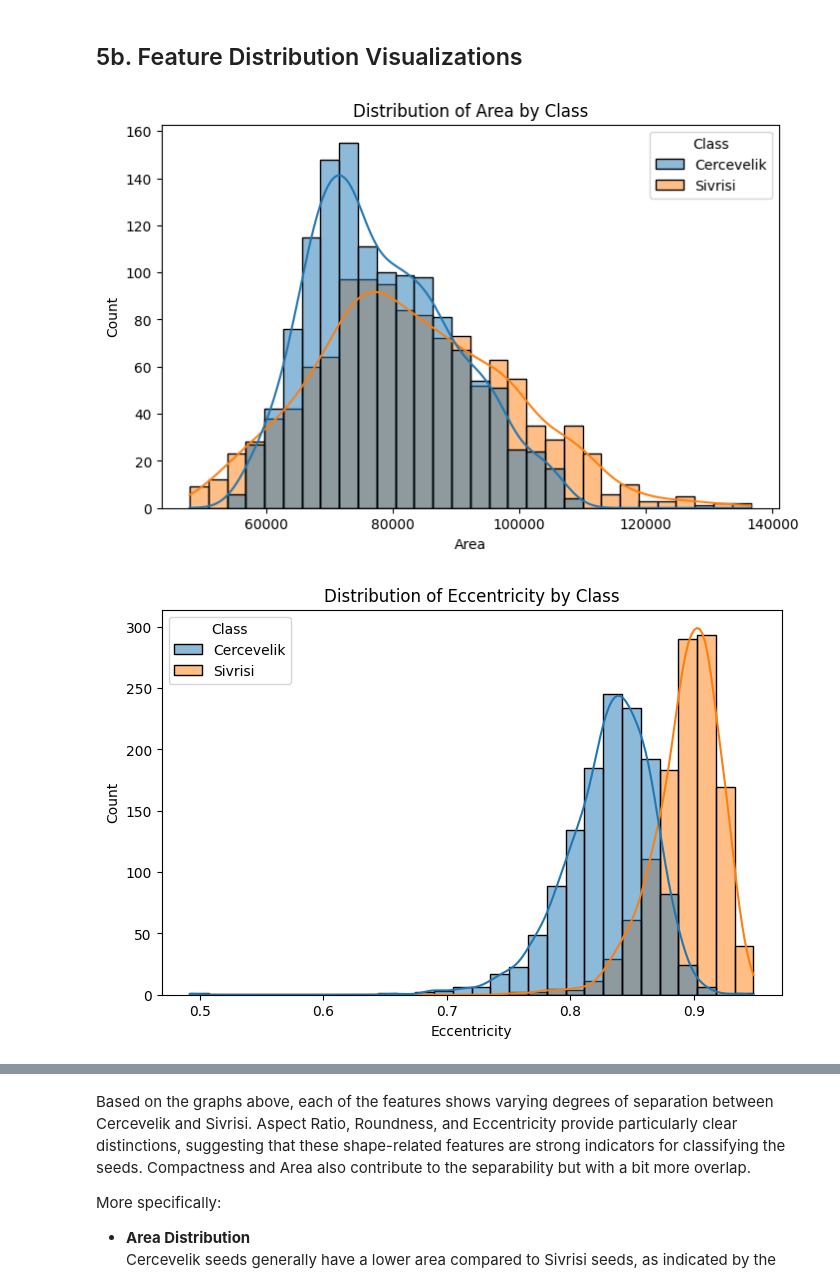
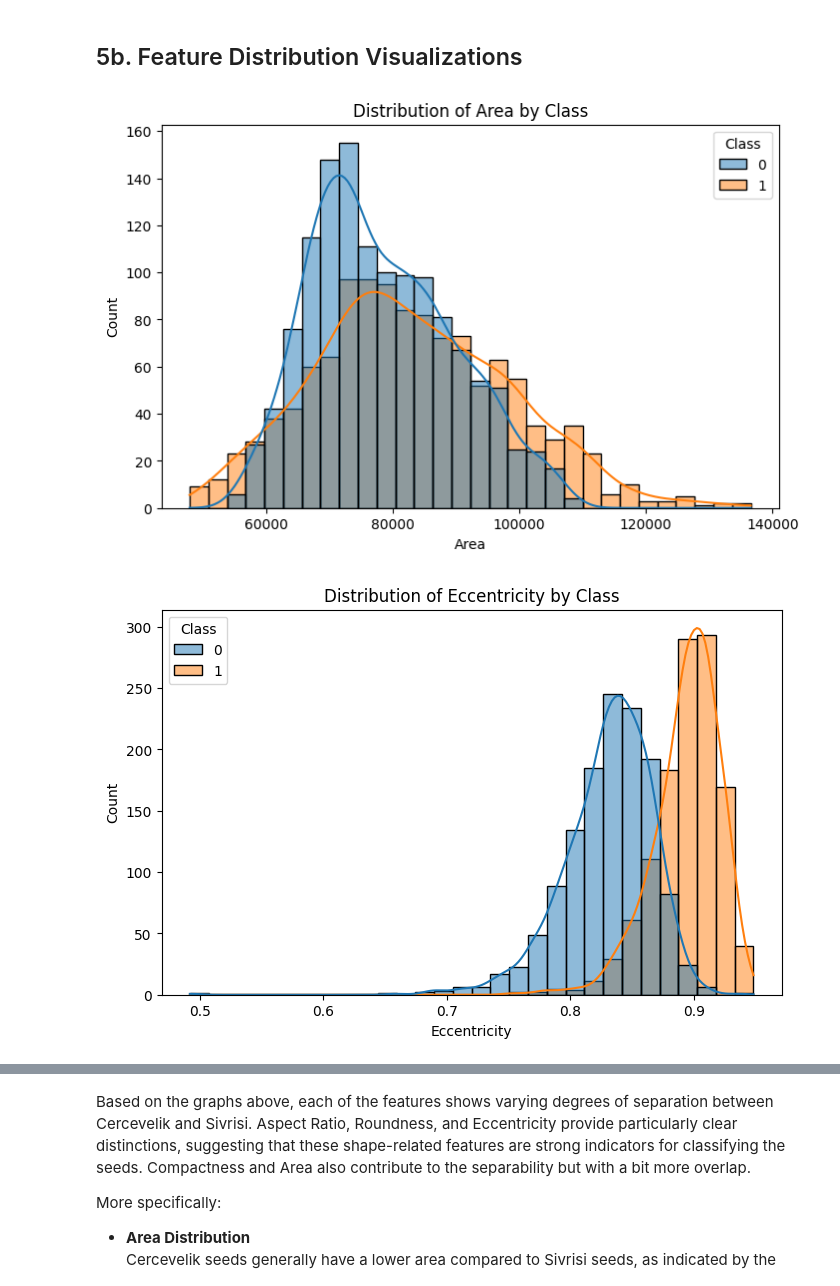
Before and after one commit to xLelouch03/STINTSY-MCO, a Jupyter notebook: main.ipynb, the cells around one changed output, grey strips where cells are left out. Saved outputs shown, nothing was run; the diff lists cells and outputs as text; code cells hidden in the pictures.

Commit message:
feat. revise data preprocessing and add the remaining sections

```diff
--- a/main.ipynb
+++ b/main.ipynb
@@ -89,6 +79,6 @@ print(data['Class'].unique())
 # %%
 data['Class'] = data['Class'].replace({'\x82er\x8develik': 'Cercevelik'})
-data['Class'] = data['Class'].replace({'\x86rg\x9fp Sivrisi': 'Sivrisi'})
+data['Class'] = data['Class'].replace({'\x86rg\x9fp Sivrisi': 'Urgup Sivrisi'})
 
 print(data['Class'].unique())
 # %% [output]
@@ -95,0 +117,7 @@ print(data['Class'].unique())
+# %%
+# Initialize the LabelEncoder
+label_encoder = LabelEncoder()
+
+# Fit and transform the Class column, and assign it back to the same column
+data['Class'] = label_encoder.fit_transform(data['Class'])
+data
@@ -168,14 +204,14 @@ Therefore, along with size and shape, compactness may help in effectively classi
 ## 5b. Feature Distribution Visualizations
 # %%
 features = ['Area', 'Eccentricity', 'Roundness', 'Aspect_Ration', 'Compactness']
-classes = df['Class']
+classes = data['Class']
 
 # Visualize Feature Distributions
 for feature in features:
     plt.figure(figsize=(8, 5))
-    sns.histplot(data=df, x=feature, hue='Class', kde=True, bins=30)
+    sns.histplot(data=data, x=feature, hue='Class', kde=True, bins=30)
     plt.title(f'Distribution of {feature} by Class')
     plt.show()
 # %% [output]
-[figure, old version]
+[figure, new version]
-[figure, old version]
+[figure, new version]
```
Also changed, not shown: parts of 48 cells of this notebook.
